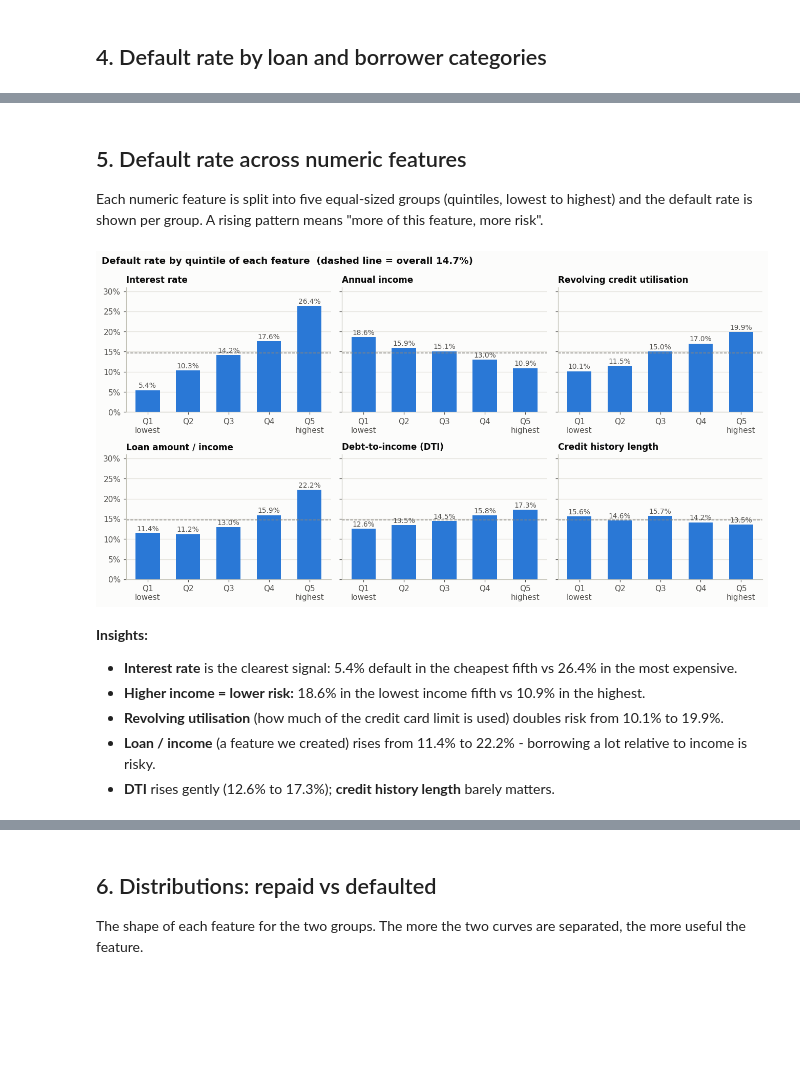
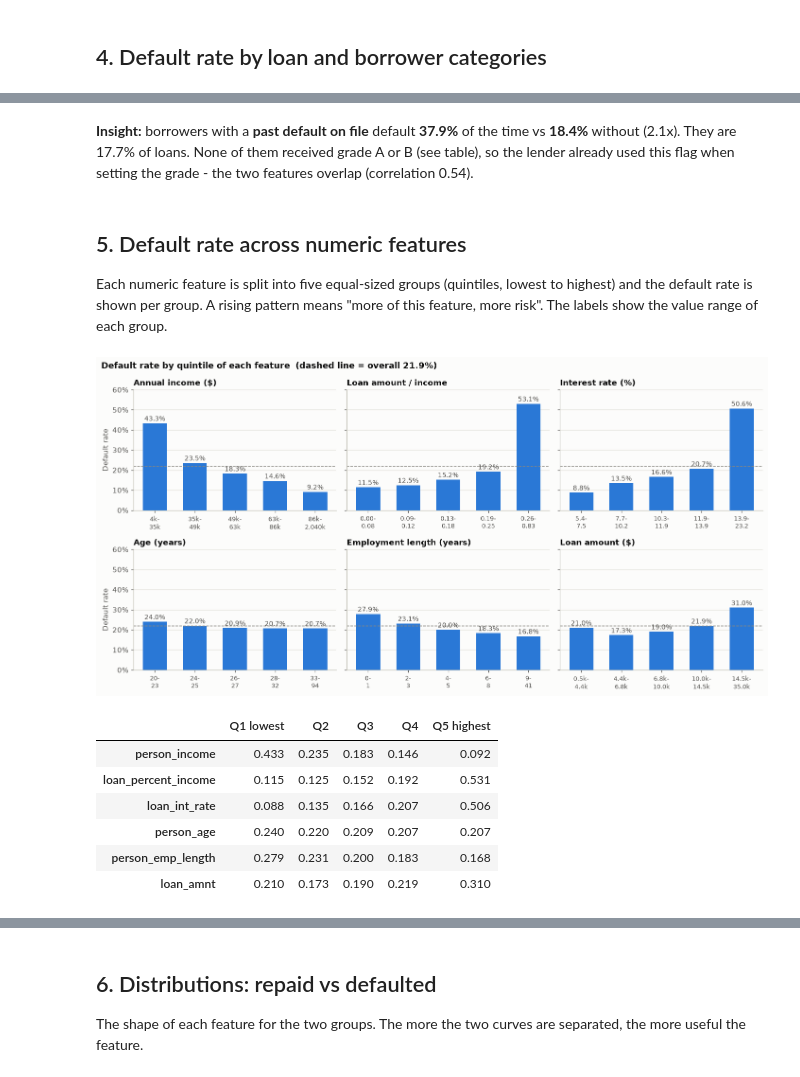
Before and after one commit to ExploringVD/Loan-Defalut-Prediction, a Jupyter notebook: notebooks/01_eda.ipynb, the cells around one changed output, grey strips where cells are left out. Cells and saved outputs as stored; diff of their text form; code cells hidden in the pictures; blank space fills up the shorter version.

```diff
--- a/notebooks/01_eda.ipynb
+++ b/notebooks/01_eda.ipynb
@@ -133,8 +146,9 @@ ax.barh(["Repaid (0)", "Defaulted (1)"], counts.values, color=[BLUE, ORANGE], he
 ax.grid(axis="y", visible=False)
 ax.xaxis.set_major_formatter(mtick.FuncFormatter(lambda v, _: f"{v:,.0f}"))
 for i, v in enumerate(counts.values):
-    ax.text(v + 200, i, f"{v:,}  ({v / len(y):.1%})", va="center", color=INK2, fontsize=9)
+    ax.text(v + 250, i, f"{v:,}  ({v / len(y):.1%})", va="center", color=INK2, fontsize=9)
 ax.set_xlim(0, counts.max() * 1.25)
+ax.set_xlabel("Number of loans")
 ax.set_title("Loans by outcome")
 save(fig, "02_target_balance")
 # %% [output]
@@ -191,0 +211,12 @@ is a signal of how risky the lender already thought the loan was, not a safety g
+# %%
+by_past = y.groupby(df.cb_person_default_on_file).mean()
+share_past = df.cb_person_default_on_file.value_counts(normalize=True)
+fig, ax = plt.subplots(figsize=(7.5, 3.2))
+default_rate_bars(ax, by_past, OVERALL,
+                  labels=[f"No past default\n{share_past[0]:.1%} of loans", f"Past default on file\n{share_past[1]:.1%} of loans"])
+ax.set_xlabel("cb_person_default_on_file (from the credit bureau)")
+ax.set_ylim(0, 0.5)
+ax.set_ylabel("Default rate")
+ax.set_title("Default rate by past default")
+save(fig, "06_default_by_past_default")
+print(pd.crosstab(df.cb_person_default_on_file, df.loan_grade, normalize="index").round(3))
@@ -192,28 +229,45 @@ is a signal of how risky the lender already thought the loan was, not a safety g
+# %% [markdown]
+**Insight:** borrowers with a **past default on file** default **37.9%** of the time vs **18.4%** without
+(2.1x). They are 17.7% of loans. None of them received grade A or B (see table), so the lender already used
+this flag when setting the grade - the two features overlap (correlation 0.54).
 # %% [markdown]
 ## 5. Default rate across numeric features
 Each numeric feature is split into five equal-sized groups (quintiles, lowest to highest) and the default rate
-is shown per group. A rising pattern means "more of this feature, more risk".
+is shown per group. A rising pattern means "more of this feature, more risk". The labels show the value range of each group.
 # %%
 features = {
-    "int_rate": "Interest rate", "annual_inc": "Annual income", "revol_util": "Revolving credit utilisation",
-    "loan_to_income": "Loan amount / income", "dti": "Debt-to-income (DTI)", "credit_history_months": "Credit history length",
+    "person_income": ("Annual income ($)", lambda v: f"{v / 1000:,.0f}k"),
+    "loan_percent_income": ("Loan amount / income", lambda v: f"{v:.2f}"),
+    "loan_int_rate": ("Interest rate (%)", lambda v: f"{v:.1f}"),
+    "person_age": ("Age (years)", lambda v: f"{v:.0f}"),
+    "person_emp_length": ("Employment length (years)", lambda v: f"{v:.0f}"),
+    "loan_amnt": ("Loan amount ($)", lambda v: f"{v / 1000:,.1f}k"),
 }
-fig, axes = plt.subplots(2, 3, figsize=(12, 6.4), sharey=True)
-for ax, (col, title) in zip(axes.flat, features.items()):
+fig, axes = plt.subplots(2, 3, figsize=(13, 6.6), sharey=True)
+quintile_rates = {}
+for ax, (col, (title, fmt)) in zip(axes.flat, features.items()):
     bins = pd.qcut(df[col], 5, duplicates="drop")
     rates = y.groupby(bins, observed=True).mean()
-    default_rate_bars(ax, rates, OVERALL, labels=["Q1\nlowest", "Q2", "Q3", "Q4", "Q5\nhighest"][: len(rates)], note=False)
+    ranges = df.groupby(bins, observed=True)[col].agg(["min", "max"])
+    labels = [f"{fmt(lo)}-\n{fmt(hi)}" for lo, hi in ranges.to_numpy()]
+    default_rate_bars(ax, rates, OVERALL, labels=labels, note=False)
+    ax.tick_params(axis="x", labelsize=8.5)
     ax.set_title(title, fontsize=11)
-axes[0, 0].set_ylim(0, 0.31)
-fig.suptitle(f"Default rate by quintile of each feature  (dashed line = overall {OVERALL:.1%})", x=0.01, ha="left", fontweight="bold", color=INK)
+    quintile_rates[col] = rates.round(3).tolist()
+axes[0, 0].set_ylim(0, 0.6)
+for ax in axes[:, 0]:
+    ax.set_ylabel("Default rate")
+fig.suptitle(f"Default rate by quintile of each feature  (dashed line = overall {OVERALL:.1%})",
+             x=0.01, ha="left", fontweight="bold", color=INK)
 fig.tight_layout()
-save(fig, "06_default_by_numeric_quintiles")
+save(fig, "07_default_by_numeric_quintiles")
+pd.DataFrame(quintile_rates, index=["Q1 lowest", "Q2", "Q3", "Q4", "Q5 highest"]).T
 # %% [output]
-[figure, old version]
+[figure, new version]
+|  | Q1 lowest | Q2 | Q3 | Q4 | Q5 highest |
+| person_income | 0.433 | 0.235 | 0.183 | 0.146 | 0.092 |
+| loan_percent_income | 0.115 | 0.125 | 0.152 | 0.192 | 0.531 |
+| loan_int_rate | 0.088 | 0.135 | 0.166 | 0.207 | 0.506 |
+| person_age | 0.240 | 0.220 | 0.209 | 0.207 | 0.207 |
+| person_emp_length | 0.279 | 0.231 | 0.200 | 0.183 | 0.168 |
+| loan_amnt | 0.210 | 0.173 | 0.190 | 0.219 | 0.310 |
-# %% [markdown]
-**Insights:**
-- **Interest rate** is the clearest signal: 5.4% default in the cheapest fifth vs 26.4% in the most expensive.
-- **Higher income = lower risk:** 18.6% in the lowest income fifth vs 10.9% in the highest.
-- **Revolving utilisation** (how much of the credit card limit is used) doubles risk from 10.1% to 19.9%.
-- **Loan / income** (a feature we created) rises from 11.4% to 22.2% - borrowing a lot relative to income is risky.
-- **DTI** rises gently (12.6% to 17.3%); **credit history length** barely matters.
```
Also changed, not shown: parts of 47 cells of this notebook, 40 other files.
